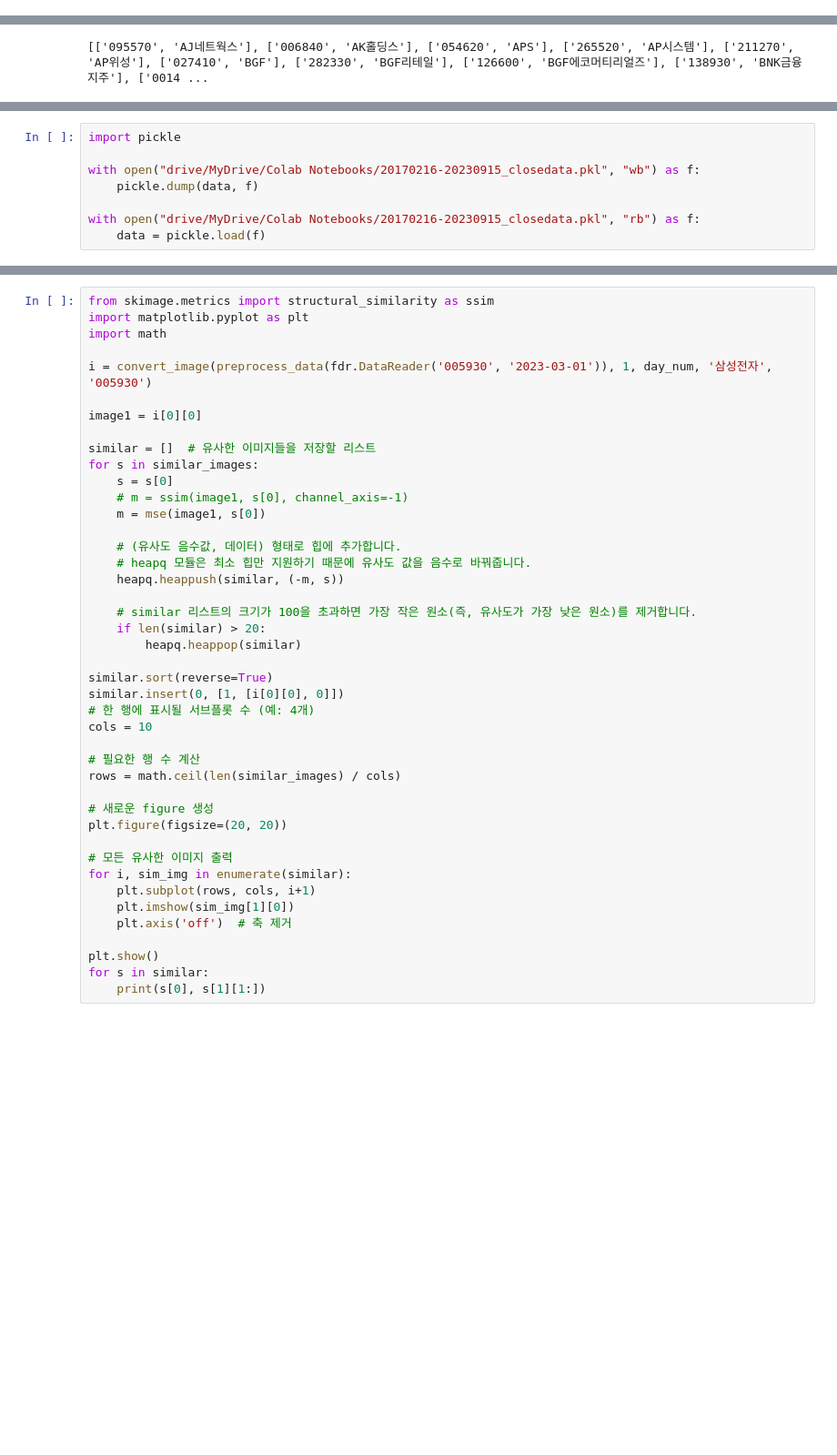
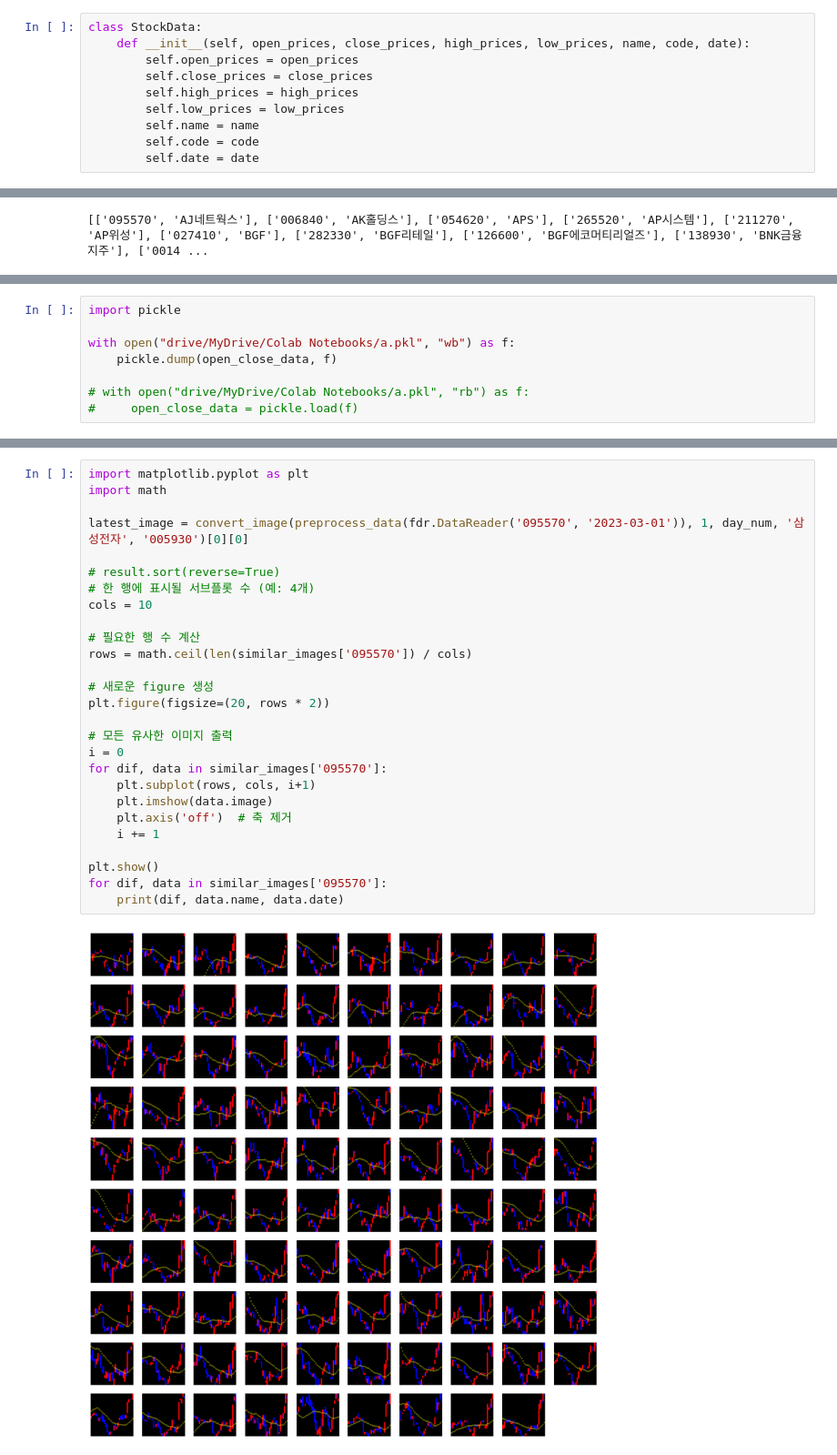
Before and after one commit to leechanhoe/Stock-Prediction-Project, a Jupyter notebook: 비슷한차트찾기/search_similar.ipynb, the cells around one changed output, grey strips where cells are left out. Shown at 91% size. Cells and saved outputs as stored; diff of their text form; blank space fills up the shorter version.

```diff
--- a/비슷한차트찾기/search_similar.ipynb
+++ b/비슷한차트찾기/search_similar.ipynb
@@ -163,3 +167,13 @@ def preprocess_data(data):
     data = data.dropna(how='any')
 
     return data
+# %%
+class StockData:
+    def __init__(self, open_prices, close_prices, high_prices, low_prices, name, code, date):
+        self.open_prices = open_prices
+        self.close_prices = close_prices
+        self.high_prices = high_prices
+        self.low_prices = low_prices
+        self.name = name
+        self.code = code
+        self.date = date
@@ -268,8 +297,8 @@ process()
 # %%
 import pickle
 
-with open("drive/MyDrive/Colab Notebooks/20170216-20230915_closedata.pkl", "wb") as f:
-    pickle.dump(data, f)
+with open("drive/MyDrive/Colab Notebooks/a.pkl", "wb") as f:
+    pickle.dump(open_close_data, f)
 
-with open("drive/MyDrive/Colab Notebooks/20170216-20230915_closedata.pkl", "rb") as f:
-    data = pickle.load(f)
+# with open("drive/MyDrive/Colab Notebooks/a.pkl", "rb") as f:
+#     open_close_data = pickle.load(f)
@@ -327,43 +388,29 @@ def mse(imageA, imageB):
 # %%
-from skimage.metrics import structural_similarity as ssim
 import matplotlib.pyplot as plt
 import math
 
-i = convert_image(preprocess_data(fdr.DataReader('005930', '2023-03-01')), 1, day_num, '삼성전자', '005930')
+latest_image = convert_image(preprocess_data(fdr.DataReader('095570', '2023-03-01')), 1, day_num, '삼성전자', '005930')[0][0]
 
-image1 = i[0][0]
-
-similar = []  # 유사한 이미지들을 저장할 리스트
-for s in similar_images:
-    s = s[0]
-    # m = ssim(image1, s[0], channel_axis=-1)
-    m = mse(image1, s[0])
-
-    # (유사도 음수값, 데이터) 형태로 힙에 추가합니다.
-    # heapq 모듈은 최소 힙만 지원하기 때문에 유사도 값을 음수로 바꿔줍니다.
-    heapq.heappush(similar, (-m, s))
-
-    # similar 리스트의 크기가 100을 초과하면 가장 작은 원소(즉, 유사도가 가장 낮은 원소)를 제거합니다.
-    if len(similar) > 20:
-        heapq.heappop(similar)
-
-similar.sort(reverse=True)
-similar.insert(0, [1, [i[0][0], 0]])
+# result.sort(reverse=True)
 # 한 행에 표시될 서브플롯 수 (예: 4개)
 cols = 10
 
 # 필요한 행 수 계산
-rows = math.ceil(len(similar_images) / cols)
+rows = math.ceil(len(similar_images['095570']) / cols)
 
 # 새로운 figure 생성
-plt.figure(figsize=(20, 20))
+plt.figure(figsize=(20, rows * 2))
 
 # 모든 유사한 이미지 출력
-for i, sim_img in enumerate(similar):
+i = 0
+for dif, data in similar_images['095570']:
     plt.subplot(rows, cols, i+1)
-    plt.imshow(sim_img[1][0])
+    plt.imshow(data.image)
     plt.axis('off')  # 축 제거
+    i += 1
 
 plt.show()
-for s in similar:
-    print(s[0], s[1][1:])
+for dif, data in similar_images['095570']:
+    print(dif, data.name, data.date)
+# %% [output]
+[figure, added]
```
Also changed, not shown: parts of 14 cells of this notebook.
